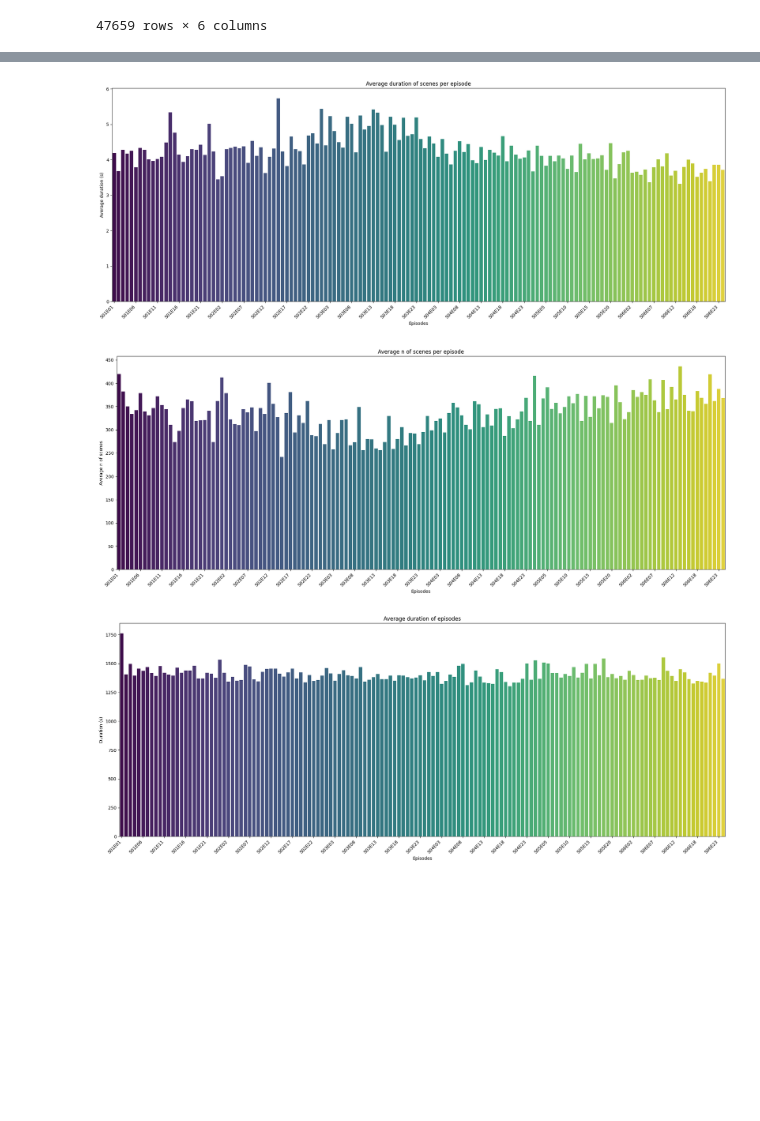
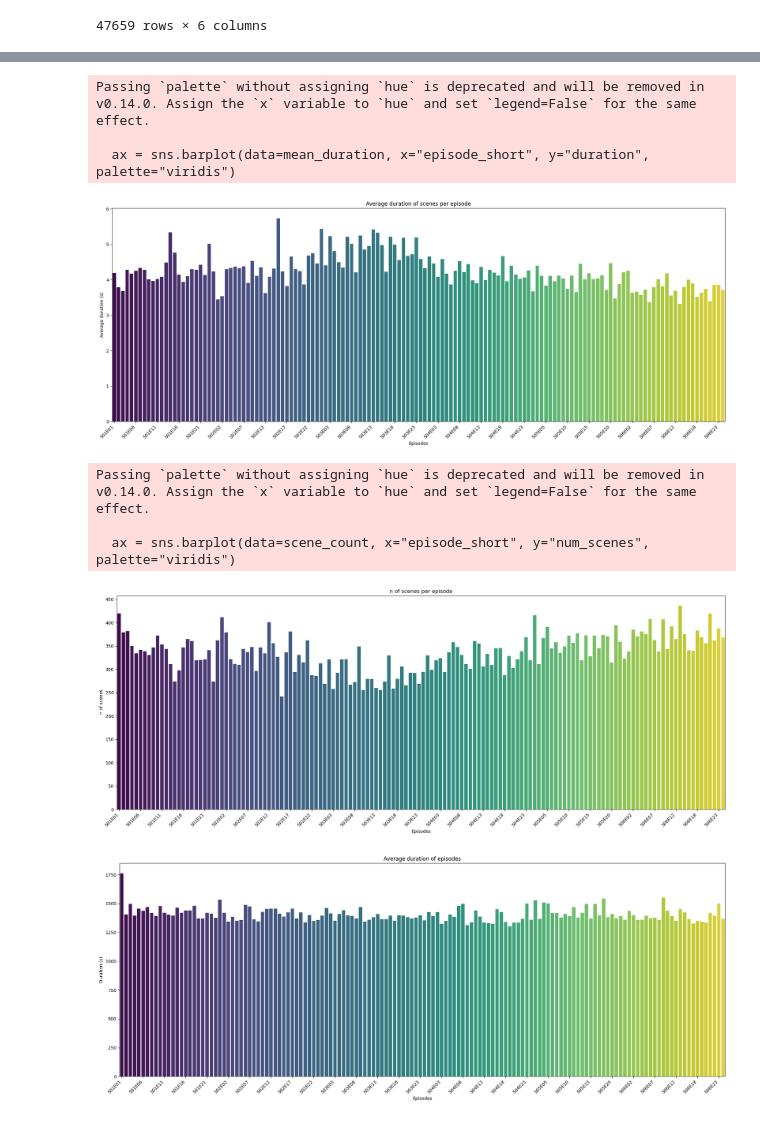
Before and after one commit to brainhack-school2025/analyses_friends_annotations, a Jupyter notebook: notebooks/group_editing.ipynb, the cells around one changed output, grey strips where cells are left out. Cells and saved outputs as stored; diff of their text form; code cells hidden in the pictures; blank space fills up the shorter version.

```diff
--- a/notebooks/group_editing.ipynb
+++ b/notebooks/group_editing.ipynb
@@ -7,5 +6,5 @@ import ptitprince as pt
 # %%
-df= pd.read_csv("scenes_data.tsv", sep='\t')
+df= pd.read_csv("../output/scenes_data.tsv", sep='\t')
 # %%
 df
 # %% [output]
@@ -23,5 +22,6 @@ df
 | 47658 | 679.314 | 6.807 | 20359 | friends_s06e24b | 158 | 47659 |
 47659 rows × 6 columns
 # %%
+df["season"] = df["episode"].str.extract(r's(\d+)', expand=False).astype(int)
 df["episode_short"] = df["episode"].str.extract(r'(s\d+e\d+)', expand=False).str.upper()
 mean_duration = df.groupby("episode_short", as_index=False)["duration"].mean()
@@ -36,23 +68,29 @@ plt.xlabel("Episodes")
 plt.tight_layout()
 plt.show()
 # %% [output]
+Passing `palette` without assigning `hue` is deprecated and will be removed in v0.14.0. Assign the `x` variable to `hue` and set `legend=False` for the same effect.
+
+  ax = sns.barplot(data=mean_duration, x="episode_short", y="duration", palette="viridis")
-[figure, old version]
+[figure, new version]
 # %%
 
 scene_count = df.groupby("episode_short")["scene_number"].count().reset_index(name="num_scenes")
 # %%
 plt.figure(figsize=(20, 8))
 ax = sns.barplot(data=scene_count, x="episode_short", y="num_scenes", palette="viridis")
 ax.set_xticks(ax.get_xticks()[::5])  # show every 5th label
 ax.set_xticklabels(ax.get_xticklabels(), rotation=45, ha="right")
 ax.set_yticks(range(0, 500, 50))
-plt.title("Average n of scenes per episode")
-plt.ylabel("Average n of scenes")
+plt.title("n of scenes per episode")
+plt.ylabel(" n of scenes")
 plt.xlabel("Episodes")
 plt.tight_layout()
 plt.show()
 # %% [output]
+Passing `palette` without assigning `hue` is deprecated and will be removed in v0.14.0. Assign the `x` variable to `hue` and set `legend=False` for the same effect.
+
+  ax = sns.barplot(data=scene_count, x="episode_short", y="num_scenes", palette="viridis")
-[figure, old version]
+[figure, new version]
 # %%
 episode_durations = df.groupby("episode_short")["duration"].sum().reset_index(name="episode_duration")
 # %%
```
Also changed, not shown: parts of 5 cells of this notebook, 4 other files.
